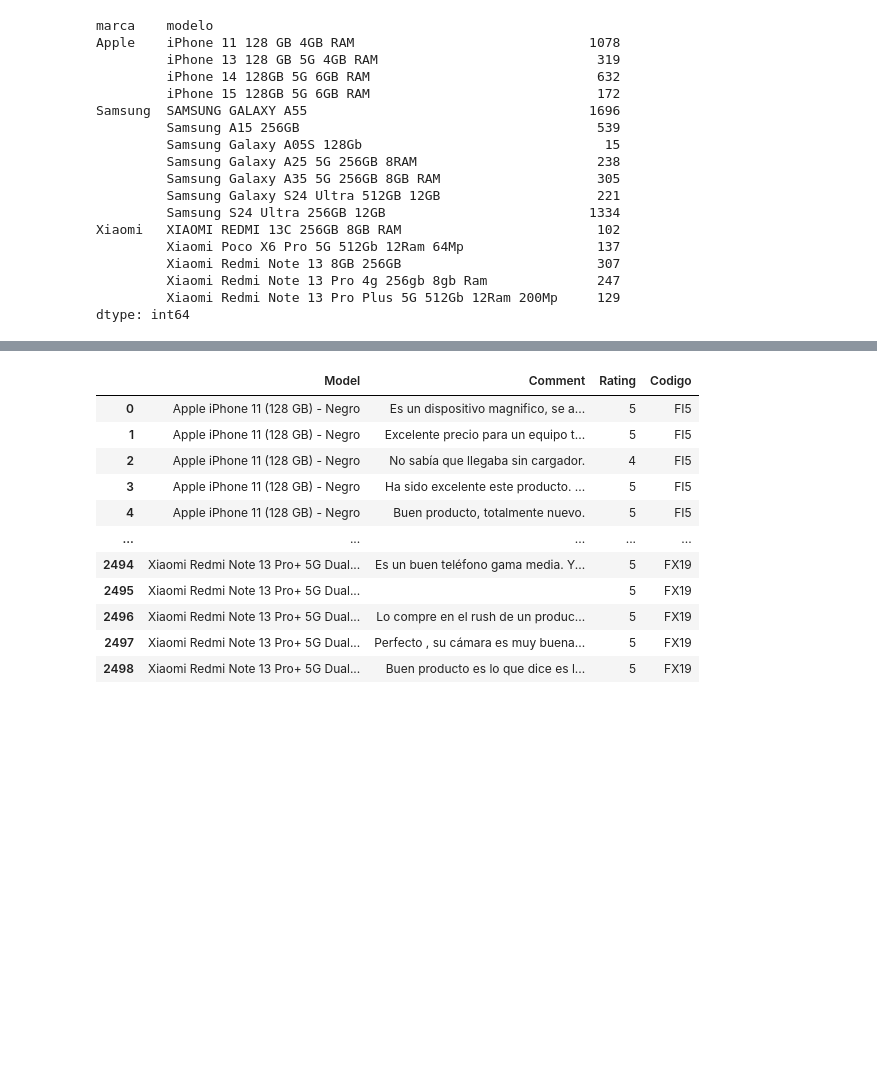
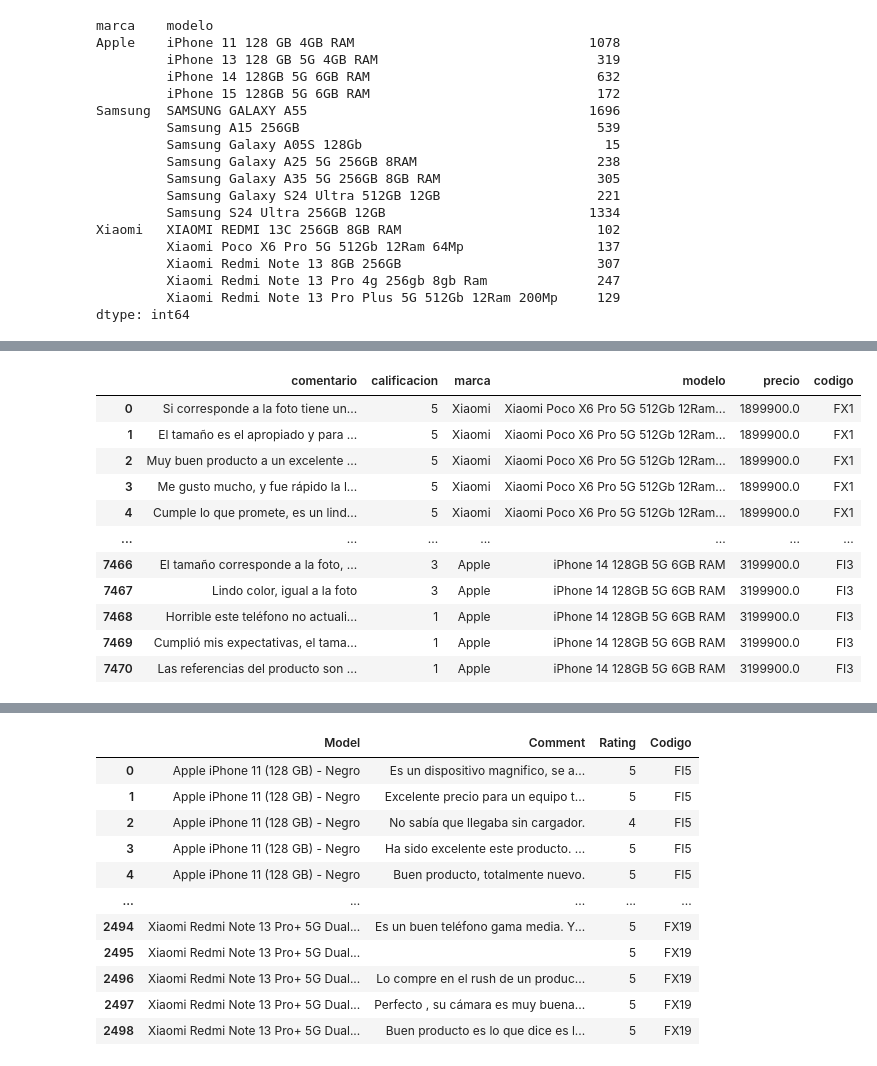
Before and after one commit to Juanpa21012/NLP-Sentiment-Analysis-of-Smartphone-Brands-Using-Web-Scrapping, a Jupyter notebook: Webscrapping.ipynb, the cells around one changed output, grey strips where cells are left out. Saved outputs shown, nothing was run; the diff lists cells and outputs as text; code cells hidden in the pictures; blank space fills up the shorter version.

Commit message:
actualización codigo principal con subida de las tres tablas a SQL

```diff
--- a/Webscrapping.ipynb
+++ b/Webscrapping.ipynb
@@ -352,5 +353,8 @@ file_path = r"D:\Documents\Scrapping Sentimientos Project\Project_repository\Web
 # Leer el archivo CSV en un DataFrame
 F_df = pd.read_csv(file_path)
 
+# Reemplazar los valores faltantes en 'precio' cuando el modelo sea 'iPhone 14 128GB 5G 6GB RAM'
+F_df.loc[(F_df['modelo'] == "iPhone 14 128GB 5G 6GB RAM") & (F_df['precio'].isna()), 'precio'] = 3199900.0
+
 # Mostrar las primeras filas del DataFrame para verificar la importación
 F_df
@@ -398,0 +375,77 @@ F_df
+# %%
+# Diccionario de mapeo (modelo, precio) -> código
+model_price_to_code = {
+    ("iPhone 13 128 GB 5G 4GB RAM", 2799900.00): "FI1",
+    ("iPhone 15 128GB 5G 6GB RAM", 3759900.00): "FI2",
+    ("iPhone 14 128GB 5G 6GB RAM", 3199900.00): "FI3",
+    ("iPhone 11 128 GB 4GB RAM", 2549900.00): "FI4",
+    ("Apple iPhone 11 (128 GB) - Negro", 1754910.00): "MI5",
+    ("Apple iPhone 13 (128 GB) - Azul", 2499900.00): "MI6",
+    ("Apple iPhone 14 (128 GB) - Medianoche", 3169000.00): "MI7",
+    ("Apple iPhone 15 (128 GB) - Negro", 3217900.00): "MI8",
+    ("SAMSUNG GALAXY A55", 2499900.00): "FS1",
+    ("SAMSUNG GALAXY A55", 2000000.00): "FS2",
+    ("Samsung A15 256GB", 699900.00): "FS3",
+    ("Samsung A15 256GB", 612900.00): "FS4",
+    ("Samsung A15 256GB", 599900.00): "FS5",
+    ("Samsung A15 256GB", 612900.00): "FS6",
+    ("Samsung Galaxy A25 5G 256GB 8RAM", 1235000.00): "FS7",
+    ("Samsung Galaxy A25 5G 256GB 8RAM", 1199900.00): "FS8",
+    ("Samsung Galaxy A35 5G 256GB 8GB RAM", 969900.00): "FS9",
+    ("Samsung Galaxy A35 5G 256GB 8GB RAM", 1299900.00): "FS10",
+    ("Samsung Galaxy A05S 128Gb", 449900.00): "FS11",
+    ("Samsung S24 Ultra 256GB 12GB", 7500000.00): "FS12",
+    ("Samsung S24 Ultra 256GB 12GB", 7500000.00): "FS13",
+    ("Samsung Galaxy S24 Ultra 512GB 12GB", 7499990.00): "FS14",
+    ("Samsung A05s 4G Dual SIM 128 GB Negro 6 GB RAM", 431433.00): "MS15",
+    ("Samsung Galaxy A15 4G Dual SIM 256 GB azul oscuro 8 GB RAM", 599900.00): "MS16",
+    ("Samsung Galaxy A25 5G 5G 128 GB azul 6 GB RAM", 849900.00): "MS17",
+    ("Samsung Galaxy A35 5g 256 GB Azul oscuro 8 GB RAM", 949900.00): "MS18",
+    ("Samsung Galaxy A55 5G Dual SIM 256 GB azul oscuro 8 GB RAM", 1387900.00): "MS19",
+    ("Samsung Galaxy S23 Ultra (eSIM) 5G Dual SIM 512 GB green 12 GB RAM", 4349900.00): "MS20",
+    ("Samsung Galaxy S24 Ultra 5G Dual SIM 512 GB titanium black 12 GB RAM", 4529900.00): "MS21",
+    ("Xiaomi Poco X6 Pro 5G 512Gb 12Ram 64Mp", 1899900.00): "FX1",
+    ("Xiaomi Poco X6 Pro 5G 512Gb 12Ram 64Mp", 1449900.00): "FX2",
+    ("Xiaomi Redmi Note 13 Pro Plus 5G 512Gb 12Ram 200Mp", 2199900.00): "FX3",
+    ("Xiaomi Redmi Note 13 Pro Plus 5G 512Gb 12Ram 200Mp", 2199900.00): "FX4",
+    ("Xiaomi Redmi Note 13 Pro Plus 5G 512Gb 12Ram 200Mp", 3099700.00): "FX5",
+    ("XIAOMI REDMI 13C 256GB 8GB RAM", 600000.00): "FX6",
+    ("XIAOMI REDMI 13C 256GB 8GB RAM", 600000.00): "FX7",
+    ("Xiaomi Redmi Note 13 Pro 4g 256gb 8gb Ram", 879900.00): "FX8",
+    ("Xiaomi Redmi Note 13 Pro 4g 256gb 8gb Ram", 879900.00): "FX9",
+    ("Xiaomi Redmi Note 13 Pro 4g 256gb 8gb Ram", 949900.00): "FX10",
+    ("Xiaomi Redmi Note 13 Pro 4g 256gb 8gb Ram", 1299900.00): "FX11",
+    ("Xiaomi Redmi Note 13 8GB 256GB", 1079900.00): "FX12",
+    ("Xiaomi Redmi Note 13 8GB 256GB", 669900.00): "FX13",
+    ("Xiaomi POCO Poco X6 Pro 5G Dual SIM 512 GB negro 12 GB RAM", 1304900.00): "MX14",
+    ("Xiaomi Redmi 13C Dual SIM 256 GB midnight black 8 GB RAM", 479940.00): "MX15",
+    ("Xiaomi Redmi A3 Dual SIM 64 GB midnight black 3 GB RAM", 299900.00): "MX16",
+    ("Xiaomi Redmi Note 13 4G Dual SIM 256 GB negro 8 GB RAM", 617900.00): "MX17",
+    ("Xiaomi Redmi Note 13 Pro 4G Dual SIM 256 GB púrpura 8 GB RAM", 890946.00): "MX18",
+    ("Xiaomi Redmi Note 13 Pro+ 5G Dual SIM 512 GB Negro 12 GB RAM", 1619940.00): "MX19",
+}
+
+# Crear una columna combinada en el DataFrame (modelo, precio)
+F_df['model_price'] = list(zip(F_df['modelo'], F_df['precio']))
+
+# Asignar los códigos basados en el diccionario
+F_df['codigo'] = F_df['model_price'].map(model_price_to_code)
+
+# Eliminar la columna auxiliar si no es necesaria
+F_df.drop(columns=['model_price'], inplace=True)
+
+# Verificar resultados
+F_df
+# %% [output]
+|  | comentario | calificacion | marca | modelo | precio | codigo |
+| 0 | Si corresponde a la foto tiene un... | 5 | Xiaomi | Xiaomi Poco X6 Pro 5G 512Gb 12Ram... | 1899900.0 | FX1 |
+| 1 | El tamaño es el apropiado y para ... | 5 | Xiaomi | Xiaomi Poco X6 Pro 5G 512Gb 12Ram... | 1899900.0 | FX1 |
+| 2 | Muy buen producto a un excelente ... | 5 | Xiaomi | Xiaomi Poco X6 Pro 5G 512Gb 12Ram... | 1899900.0 | FX1 |
+| 3 | Me gusto mucho, y fue rápido la l... | 5 | Xiaomi | Xiaomi Poco X6 Pro 5G 512Gb 12Ram... | 1899900.0 | FX1 |
+| 4 | Cumple lo que promete, es un lind... | 5 | Xiaomi | Xiaomi Poco X6 Pro 5G 512Gb 12Ram... | 1899900.0 | FX1 |
+| ... | ... | ... | ... | ... | ... | ... |
+| 7466 | El tamaño corresponde a la foto, ... | 3 | Apple | iPhone 14 128GB 5G 6GB RAM | 3199900.0 | FI3 |
+| 7467 | Lindo color, igual a la foto | 3 | Apple | iPhone 14 128GB 5G 6GB RAM | 3199900.0 | FI3 |
+| 7468 | Horrible este teléfono no actuali... | 1 | Apple | iPhone 14 128GB 5G 6GB RAM | 3199900.0 | FI3 |
+| 7469 | Cumplió mis expectativas, el tama... | 1 | Apple | iPhone 14 128GB 5G 6GB RAM | 3199900.0 | FI3 |
+| 7470 | Las referencias del producto son ... | 1 | Apple | iPhone 14 128GB 5G 6GB RAM | 3199900.0 | FI3 |
```
Also changed, not shown: parts of 7 cells of this notebook, 2 other files.
